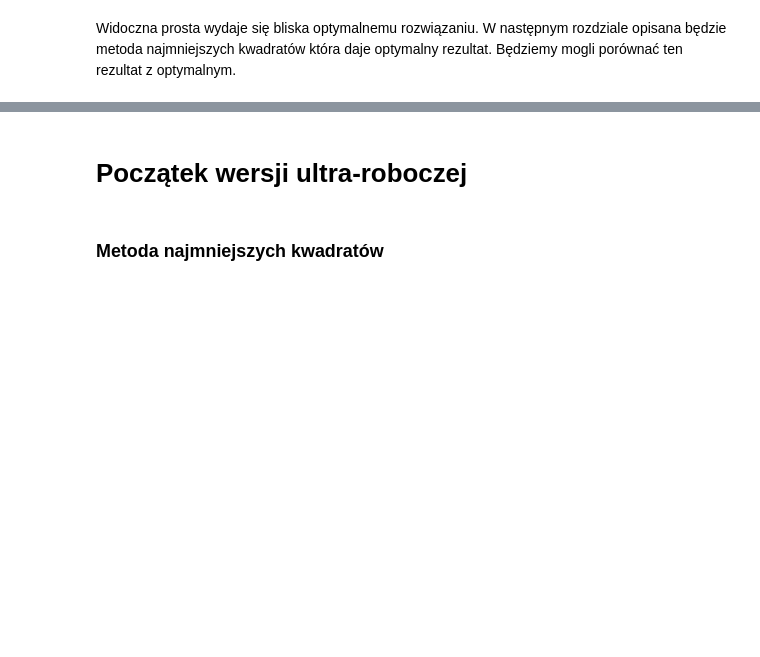
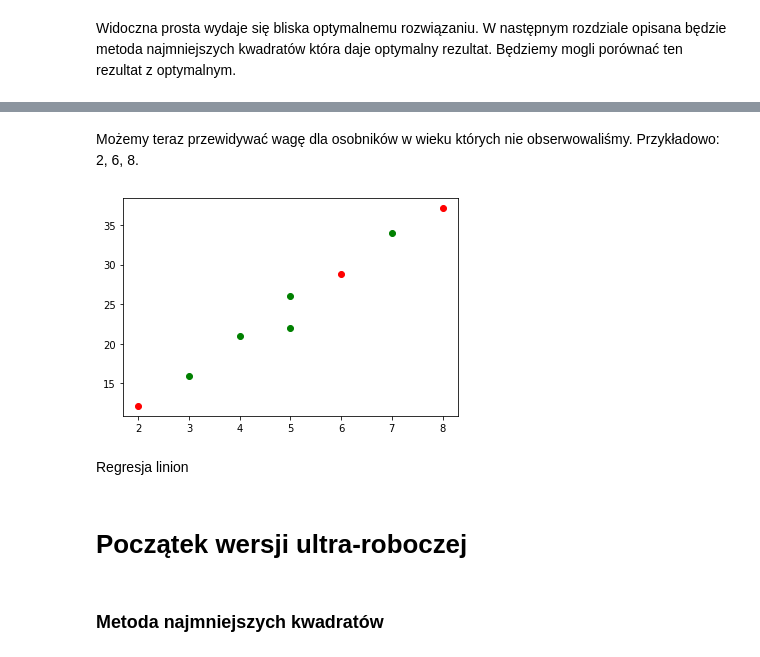
Before and after one commit to fdafadf/ml, a Jupyter notebook: MachineLearning.ipynb, the cells around one changed output, grey strips where cells are left out. Saved outputs shown, nothing was run; the diff lists cells and outputs as text; code cells hidden in the pictures; blank space fills up the shorter version.

```diff
--- a/MachineLearning.ipynb
+++ b/MachineLearning.ipynb
@@ -163,3 +209,14 @@ Widoczna prosta wydaje się bliska optymalnemu rozwiązaniu. W następnym rozdzi
+# %% [markdown]
+Możemy teraz przewidywać wagę dla osobników w wieku których nie obserwowaliśmy. Przykładowo: 2, 6, 8.
+# %%
+predictions_age_weight = np.array([[x, a * x + b] for x in [2, 6, 8]])
+plt.scatter(*data_age_weight.T, color='green')
+plt.scatter(*predictions_age_weight.T, color='red')
+plt.show()
+# %% [output]
+[figure, added]
+# %% [markdown]
+Regresja linion
 # %% [markdown]
 # Początek wersji ultra-roboczej
 # %% [markdown]
```
Also changed, not shown: parts of 10 cells of this notebook.
